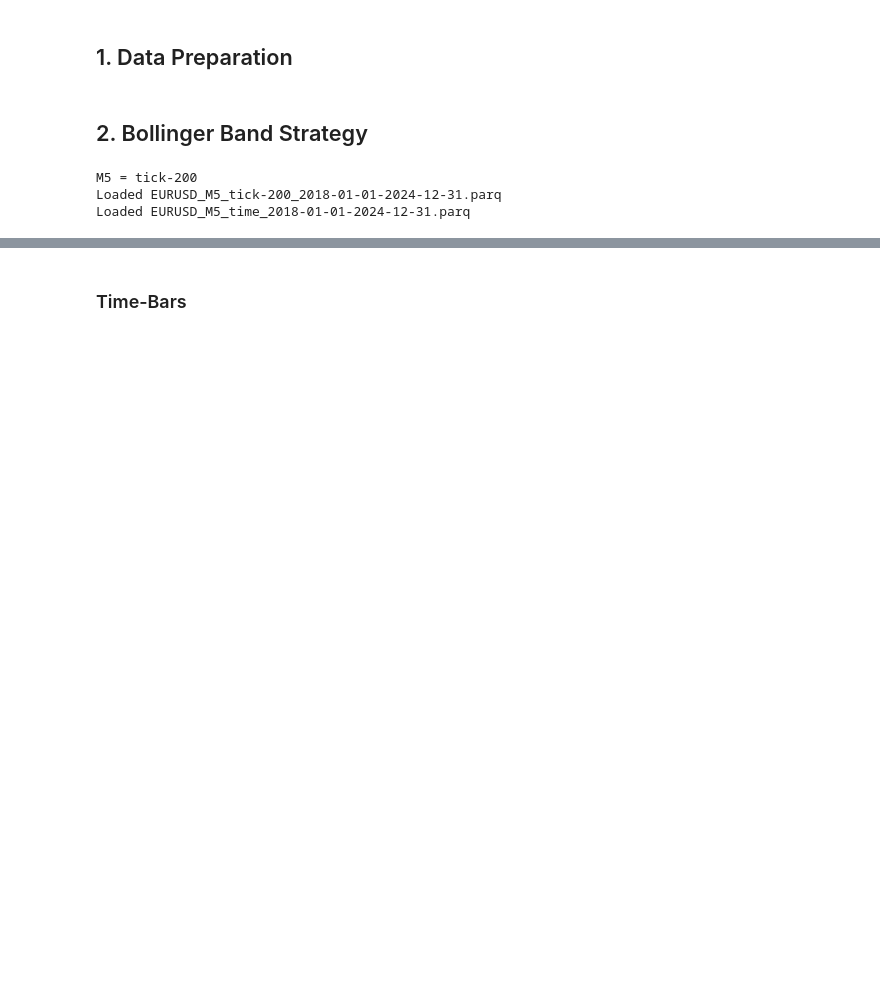
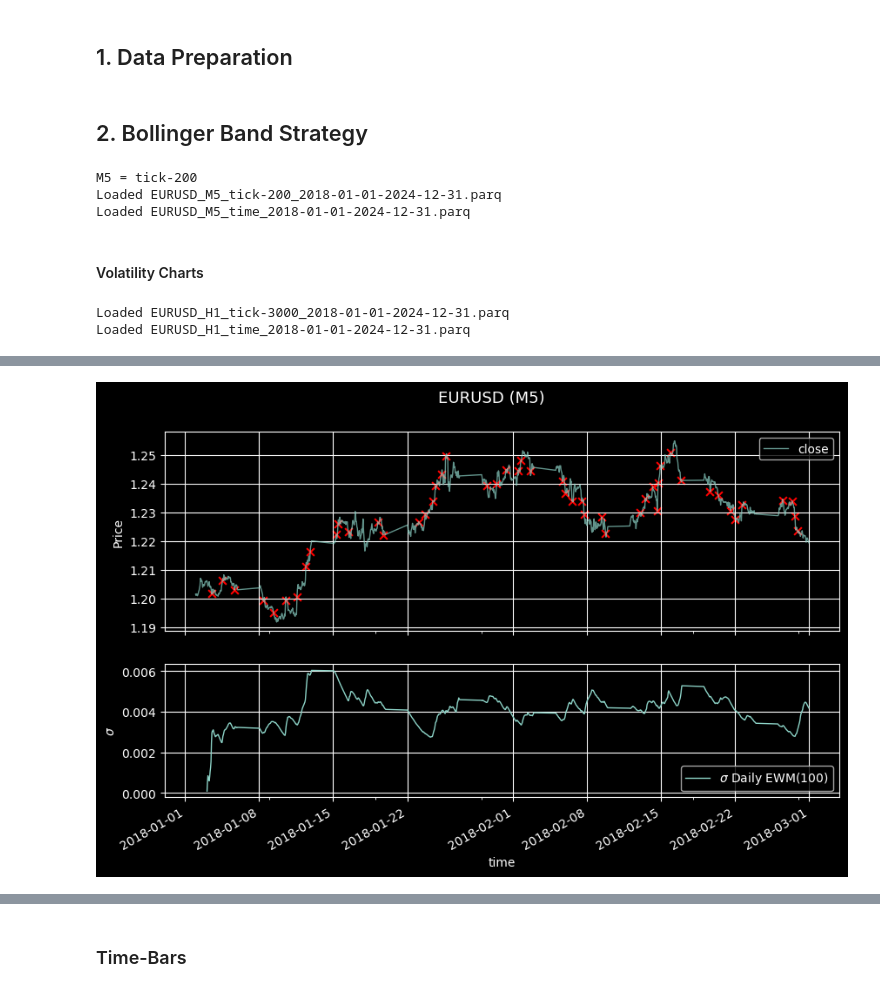
Before and after one commit to pnjoroge54/Machine-Learning-Blueprint, a Jupyter notebook: notebooks/Part_3-Labeling.ipynb, the cells around one changed output, grey strips where cells are left out. Saved outputs shown, nothing was run; the diff lists cells and outputs as text; code cells hidden in the pictures; blank space fills up the shorter version.

```diff
--- a/notebooks/Part_3-Labeling.ipynb
+++ b/notebooks/Part_3-Labeling.ipynb
@@ -218,3 +216,27 @@ bb_strategy = BollingerStrategy(window=bb_period, num_std=bb_std)
 bb_lookback = 10
 bb_pt_barrier, bb_sl_barrier, bb_time_horizon = (1, 2, 50)
 bb_vol_multiplier = 1
+# %% [markdown]
+#### Volatility Charts
+# %%
+start = "2018-01-01 06:00"
+end = "2018-03-01 06:00"
+df_time_bars, df_tick_bars = get_data(symbol, timeframe="H1")
+vol_lookback0 = 100
+# %% [output]
+Loaded EURUSD_H1_tick-3000_2018-01-01-2024-12-31.parq
+Loaded EURUSD_H1_time_2018-01-01-2024-12-31.parq
+# %%
+close_time = df_time_bars.close.loc[start:end]
+target_time = get_daily_vol(close_time, vol_lookback0).reindex(close_time.index)
+side, t_events_time = get_entries(bb_strategy, df_time_bars, filter_threshold=target_time.mean())
+
+fig, ax = plt.subplots(2, 1, figsize=(10, 6), height_ratios=[3,2], sharex=True)
+
+close_time.plot(ax=ax[0], legend=True, ylabel="Price", linewidth=1, grid=True, alpha=0.7)
+ax[0].scatter(t_events_time, close_time.reindex(t_events_time), marker='x', color='red', s=40)
+target_time.plot(ax=ax[1], legend=True, ylabel=r"$\sigma$", label=fr"$\sigma$ Daily EWM({vol_lookback0})", linewidth=1, grid=True)
+
+fig.suptitle(f"{symbol} ({bb_timeframe})", fontsize=13)
+fig.subplots_adjust(top=0.9)
+# %% [output]
@@ -220,0 +245 @@ bb_vol_multiplier = 1
+[figure, added]
```
Also changed, not shown: parts of 35 cells of this notebook, 5 other files.
